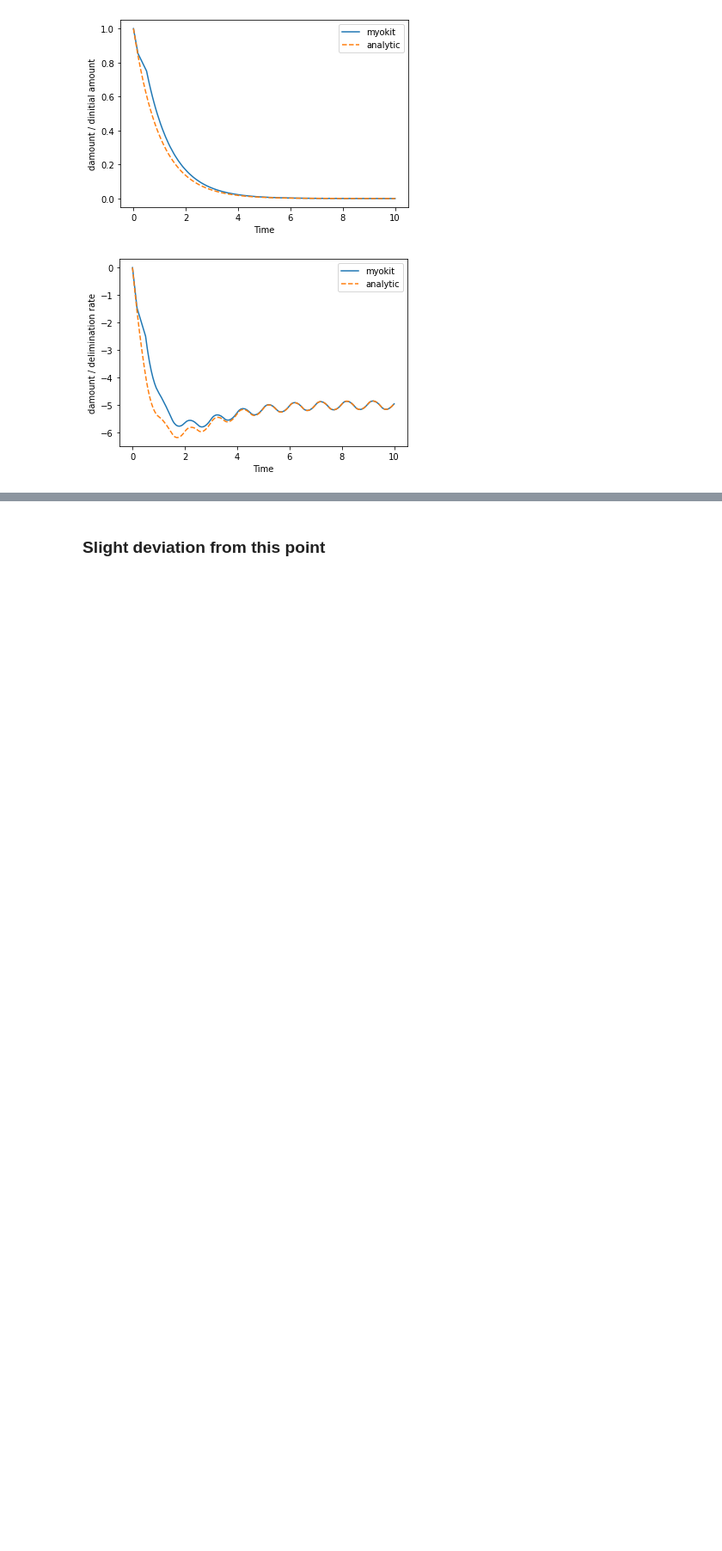
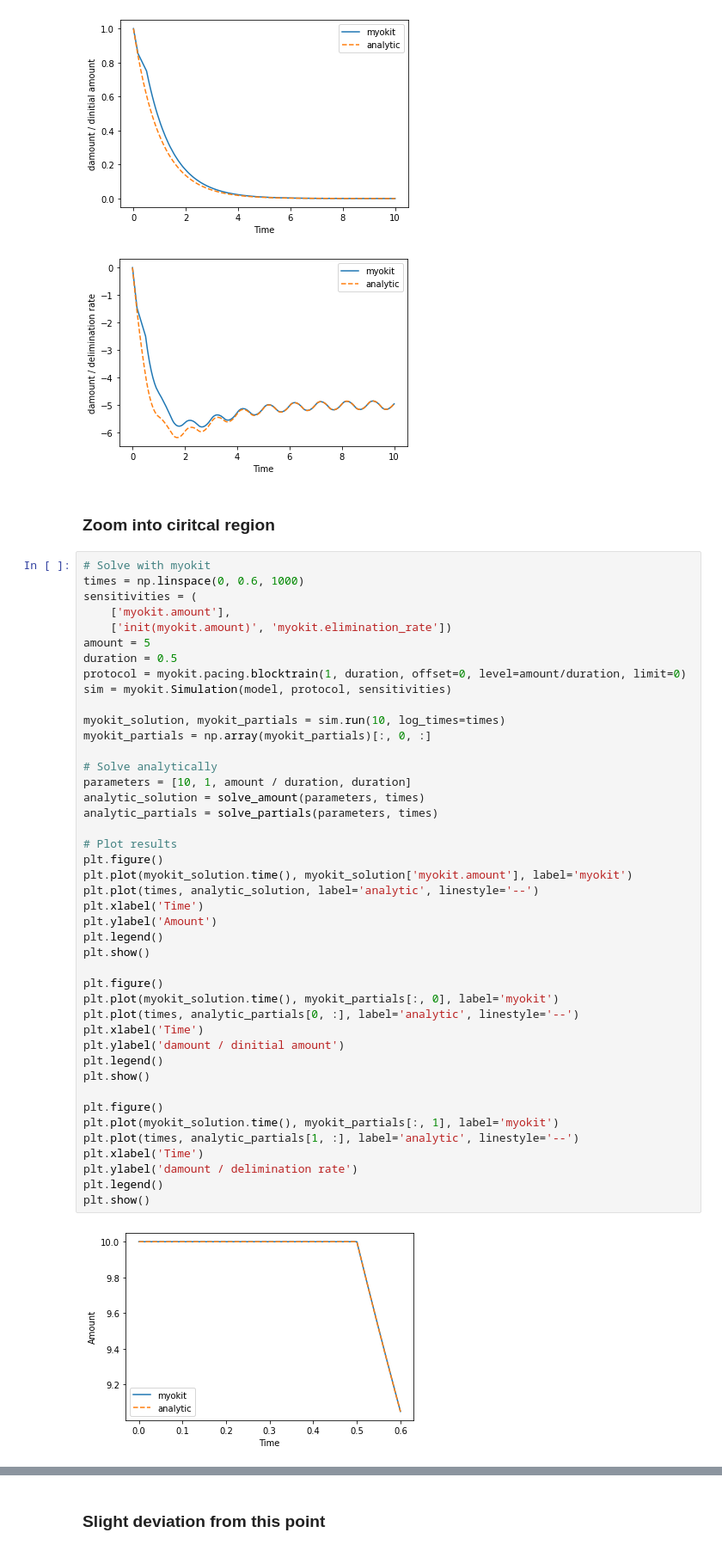
Before and after one commit to myokit/myokit, a Jupyter notebook: examples/repeated_bolus_infusion.ipynb, the cells around one changed output, grey strips where cells are left out. Shown at 86% size. Cells and saved outputs as stored; diff of their text form; blank space fills up the shorter version.

```diff
--- a/examples/repeated_bolus_infusion.ipynb
+++ b/examples/repeated_bolus_infusion.ipynb
@@ -339,3 +339,50 @@ plt.show()
 [figure]
 [figure]
 [figure]
+# %% [markdown]
+### Zoom into ciritcal region
+# %%
+# Solve with myokit
+times = np.linspace(0, 0.6, 1000)
+sensitivities = (
+    ['myokit.amount'],
+    ['init(myokit.amount)', 'myokit.elimination_rate'])
+amount = 5
+duration = 0.5
+protocol = myokit.pacing.blocktrain(1, duration, offset=0, level=amount/duration, limit=0)
+sim = myokit.Simulation(model, protocol, sensitivities)
+
+myokit_solution, myokit_partials = sim.run(10, log_times=times)
+myokit_partials = np.array(myokit_partials)[:, 0, :]
+
+# Solve analytically
+parameters = [10, 1, amount / duration, duration]
+analytic_solution = solve_amount(parameters, times)
+analytic_partials = solve_partials(parameters, times)
+
+# Plot results
+plt.figure()
+plt.plot(myokit_solution.time(), myokit_solution['myokit.amount'], label='myokit')
+plt.plot(times, analytic_solution, label='analytic', linestyle='--')
+plt.xlabel('Time')
+plt.ylabel('Amount')
+plt.legend()
+plt.show()
+
+plt.figure()
+plt.plot(myokit_solution.time(), myokit_partials[:, 0], label='myokit')
+plt.plot(times, analytic_partials[0, :], label='analytic', linestyle='--')
+plt.xlabel('Time')
+plt.ylabel('damount / dinitial amount')
+plt.legend()
+plt.show()
+
+plt.figure()
+plt.plot(myokit_solution.time(), myokit_partials[:, 1], label='myokit')
+plt.plot(times, analytic_partials[1, :], label='analytic', linestyle='--')
+plt.xlabel('Time')
+plt.ylabel('damount / delimination rate')
+plt.legend()
+plt.show()
+# %% [output]
+[figure, added]
```
Also changed, not shown: parts of 1 cell of this notebook.
